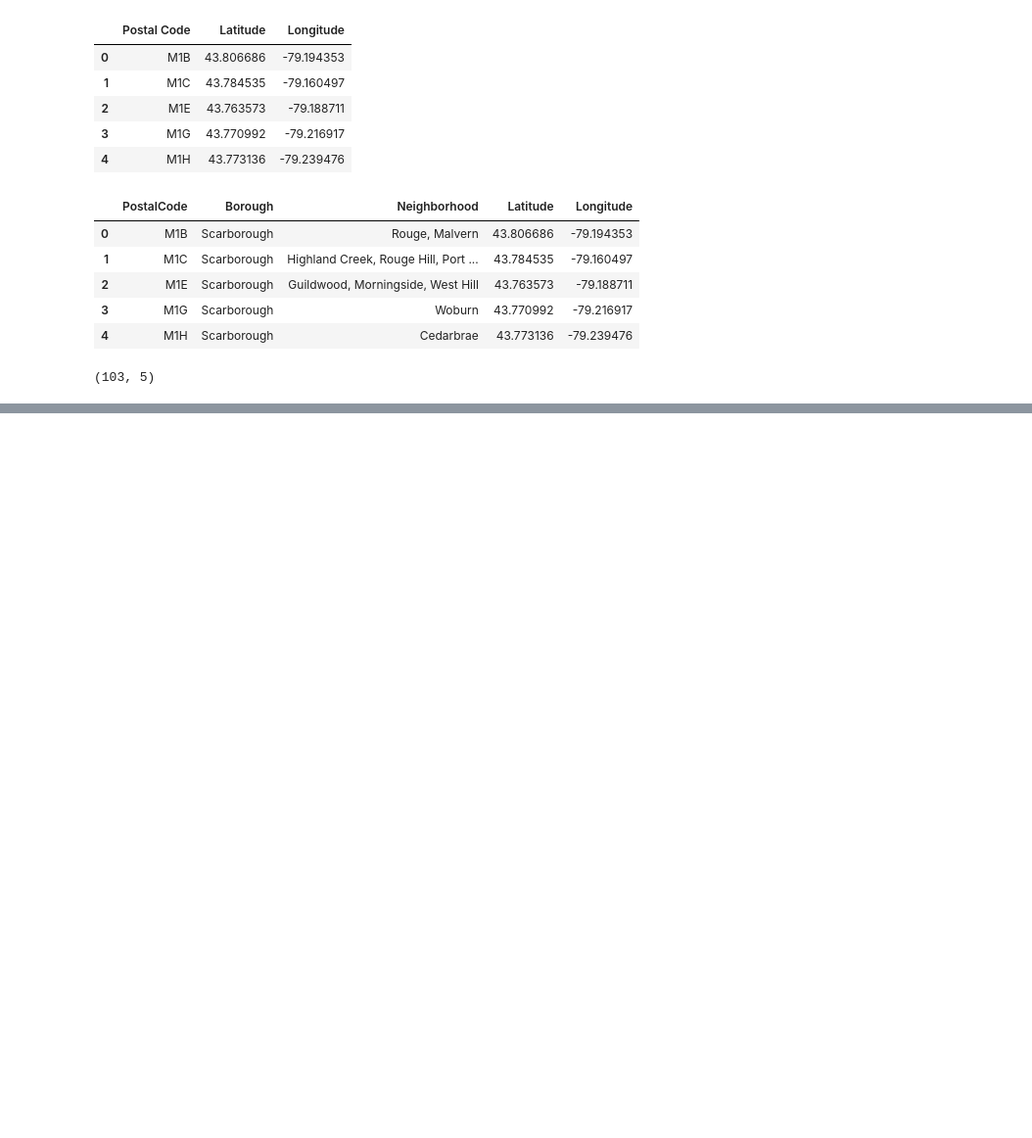
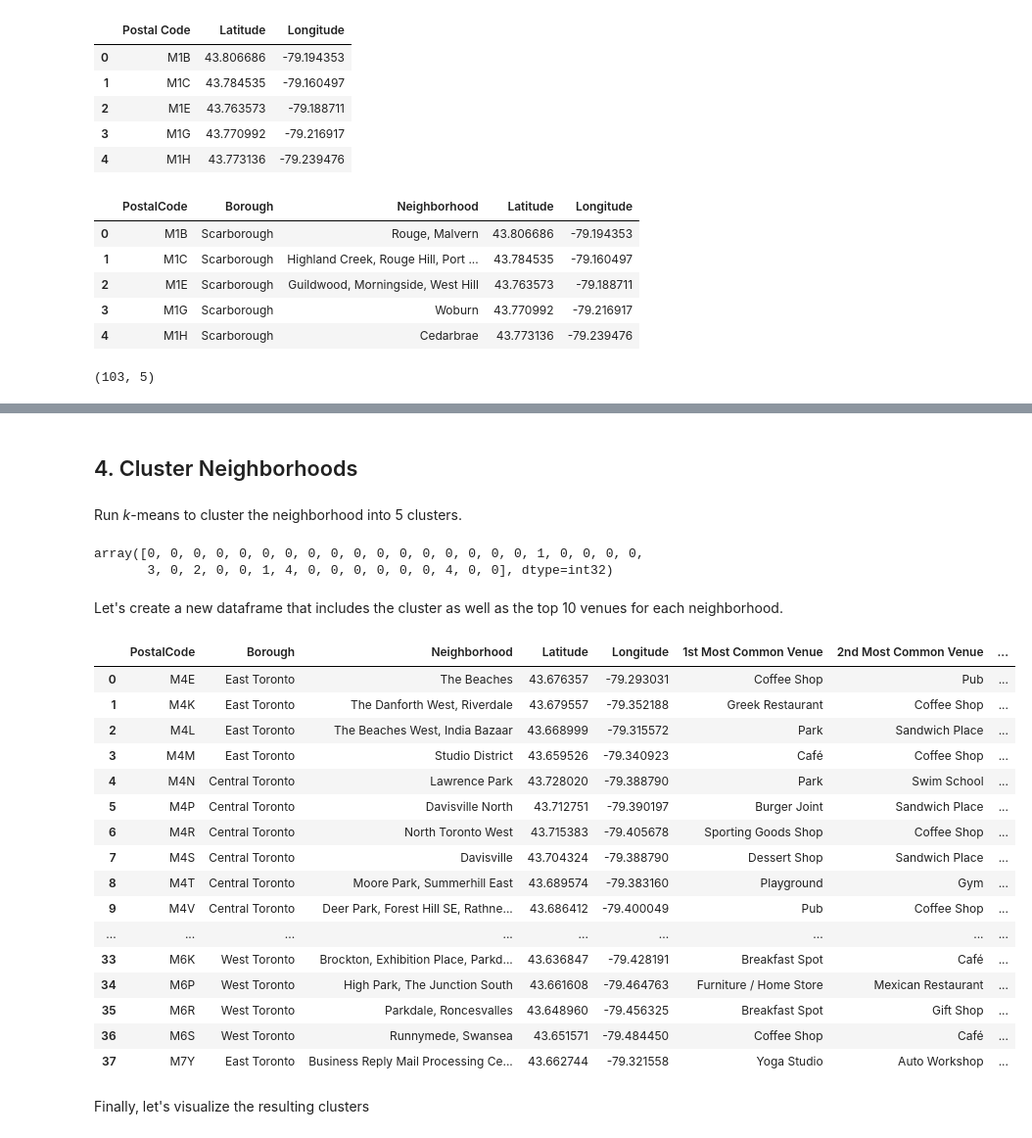
Before and after one commit to Adil596/Coursera_Capstone, a Jupyter notebook: Capstone_project_Week3.ipynb, the cells around one changed output, grey strips where cells are left out. Shown at 98% size. Cells and saved outputs as stored; diff of their text form; code cells hidden in the pictures; blank space fills up the shorter version.

```diff
--- a/Capstone_project_Week3.ipynb
+++ b/Capstone_project_Week3.ipynb
@@ -117,7 +119,7 @@ gdf.head()
 # %%
 # Merging the dataframes in one:
 
-toronto_df = pd.merge(df,gdf, left_on = 'PostalCode', right_on = 'Postal Code').drop('Postal Code', 1)
+toronto_df = pd.DataFrame(pd.merge(df,gdf, left_on = 'PostalCode', right_on = 'Postal Code').drop('Postal Code', 1))
 
 toronto_df.head()
 # %% [output]
@@ -133,0 +415,12 @@ toronto_df.shape
+# %%
+num_top_venues = 5
+
+for hood in toronto_grouped['Neighborhood']:
+    print("----"+hood+"----")
+    temp = toronto_grouped[toronto_grouped['Neighborhood'] == hood].T.reset_index()
+    temp.columns = ['venue','freq']
+    temp = temp.iloc[1:]
+    temp['freq'] = temp['freq'].astype(float)
+    temp = temp.round({'freq': 2})
+    print(temp.sort_values('freq', ascending=False).reset_index(drop=True).head(num_top_venues))
+    print('\n')
@@ -133,0 +449,6 @@ toronto_df.shape
+# %%
+def return_most_common_venues(row, num_top_venues):
+    row_categories = row.iloc[1:]
+    row_categories_sorted = row_categories.sort_values(ascending=False)
+
+    return row_categories_sorted.index.values[0:num_top_venues]
@@ -133,0 +496,54 @@ toronto_df.shape
+# %% [markdown]
+## 4. Cluster Neighborhoods
+# %% [markdown]
+Run *k*-means to cluster the neighborhood into 5 clusters.
+# %%
+# import k-means from clustering stage:
+from sklearn.cluster import KMeans
+
+# set number of clusters
+kclusters = 5
+
+toronto_grouped_clustering = toronto_grouped.drop('Neighborhood', 1)
+
+# run k-means clustering
+kmeans = KMeans(n_clusters=kclusters, random_state=0).fit(toronto_grouped_clustering)
+
+# check cluster labels generated for each row in the dataframe
+kmeans.labels_
+# %% [output]
+array([0, 0, 0, 0, 0, 0, 0, 0, 0, 0, 0, 0, 0, 0, 0, 0, 0, 1, 0, 0, 0, 0,
+       3, 0, 2, 0, 0, 1, 4, 0, 0, 0, 0, 0, 0, 4, 0, 0], dtype=int32)
+# %% [markdown]
+Let's create a new dataframe that includes the cluster as well as the top 10 venues for each neighborhood.
+# %%
+toronto_merged=[]
+
+# add clustering labels
+neighborhoods_venues_sorted['Cluster Labels'] = kmeans.labels_
+
+
+# merge toronto_grouped with toronto_data to add latitude/longitude for each neighborhood
+toronto_merged = pd.merge(tdf,neighborhoods_venues_sorted, on='Neighborhood').drop(['index','Cluster Labels_x'], 1).rename(columns ={'Cluster Labels_y':'Cluster Labels'})
+
+toronto_merged # check the last columns!
+# %% [output]
+|  | PostalCode | Borough | Neighborhood | Latitude | Longitude | 1st Most Common Venue | 2nd Most Common Venue | ... |
+| 0 | M4E | East Toronto | The Beaches | 43.676357 | -79.293031 | Coffee Shop | Pub | ... |
+| 1 | M4K | East Toronto | The Danforth West, Riverdale | 43.679557 | -79.352188 | Greek Restaurant | Coffee Shop | ... |
+| 2 | M4L | East Toronto | The Beaches West, India Bazaar | 43.668999 | -79.315572 | Park | Sandwich Place | ... |
+| 3 | M4M | East Toronto | Studio District | 43.659526 | -79.340923 | Café | Coffee Shop | ... |
+| 4 | M4N | Central Toronto | Lawrence Park | 43.728020 | -79.388790 | Park | Swim School | ... |
+| 5 | M4P | Central Toronto | Davisville North | 43.712751 | -79.390197 | Burger Joint | Sandwich Place | ... |
+| 6 | M4R | Central Toronto | North Toronto West | 43.715383 | -79.405678 | Sporting Goods Shop | Coffee Shop | ... |
+| 7 | M4S | Central Toronto | Davisville | 43.704324 | -79.388790 | Dessert Shop | Sandwich Place | ... |
+| 8 | M4T | Central Toronto | Moore Park, Summerhill East | 43.689574 | -79.383160 | Playground | Gym | ... |
+| 9 | M4V | Central Toronto | Deer Park, Forest Hill SE, Rathne... | 43.686412 | -79.400049 | Pub | Coffee Shop | ... |
+| ... | ... | ... | ... | ... | ... | ... | ... | ... |
+| 33 | M6K | West Toronto | Brockton, Exhibition Place, Parkd... | 43.636847 | -79.428191 | Breakfast Spot | Café | ... |
+| 34 | M6P | West Toronto | High Park, The Junction South | 43.661608 | -79.464763 | Furniture / Home Store | Mexican Restaurant | ... |
+| 35 | M6R | West Toronto | Parkdale, Roncesvalles | 43.648960 | -79.456325 | Breakfast Spot | Gift Shop | ... |
+| 36 | M6S | West Toronto | Runnymede, Swansea | 43.651571 | -79.484450 | Coffee Shop | Café | ... |
+| 37 | M7Y | East Toronto | Business Reply Mail Processing Ce... | 43.662744 | -79.321558 | Yoga Studio | Auto Workshop | ... |
+# %% [markdown]
+Finally, let's visualize the resulting clusters
```
Also changed, not shown: parts of 50 cells of this notebook.
